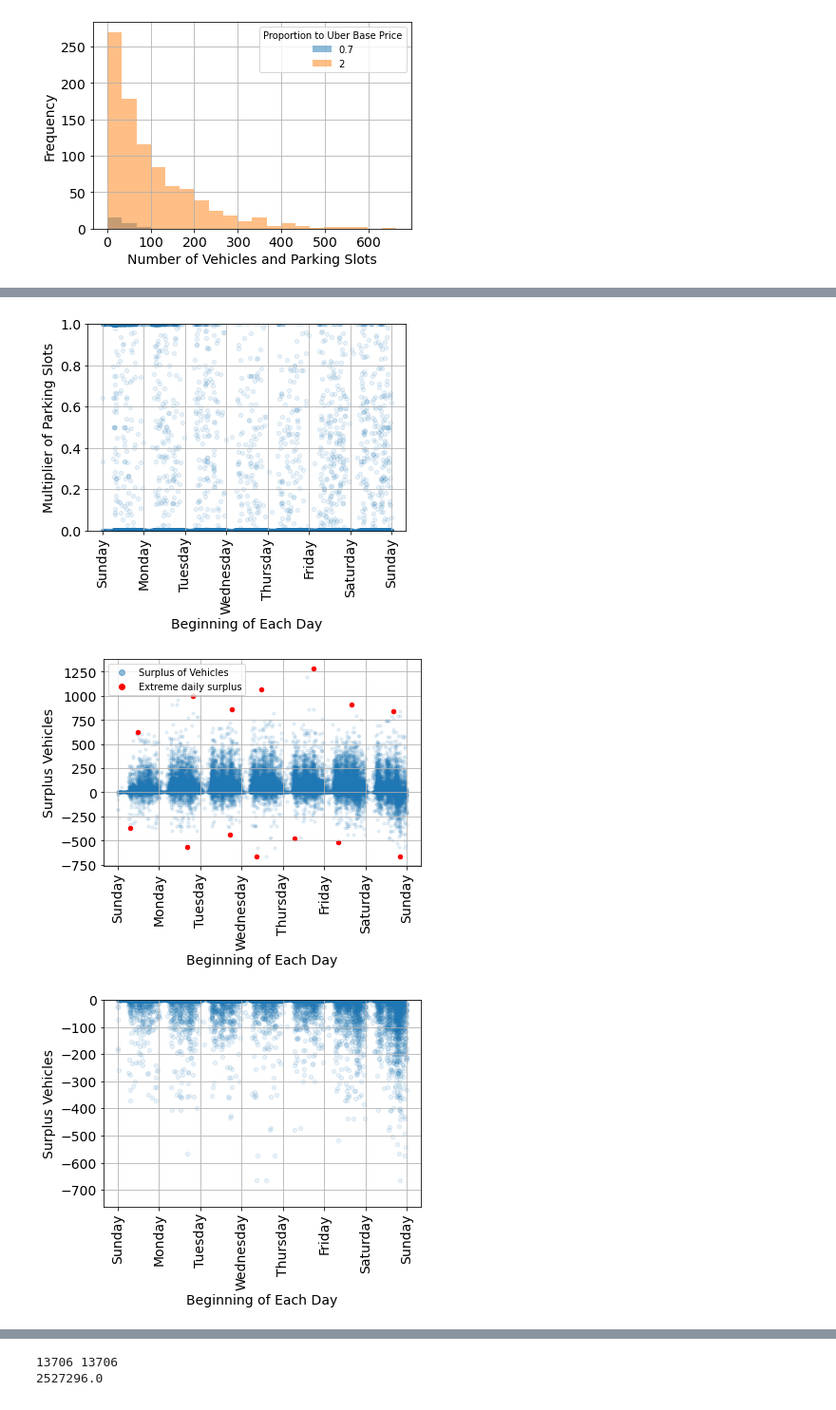
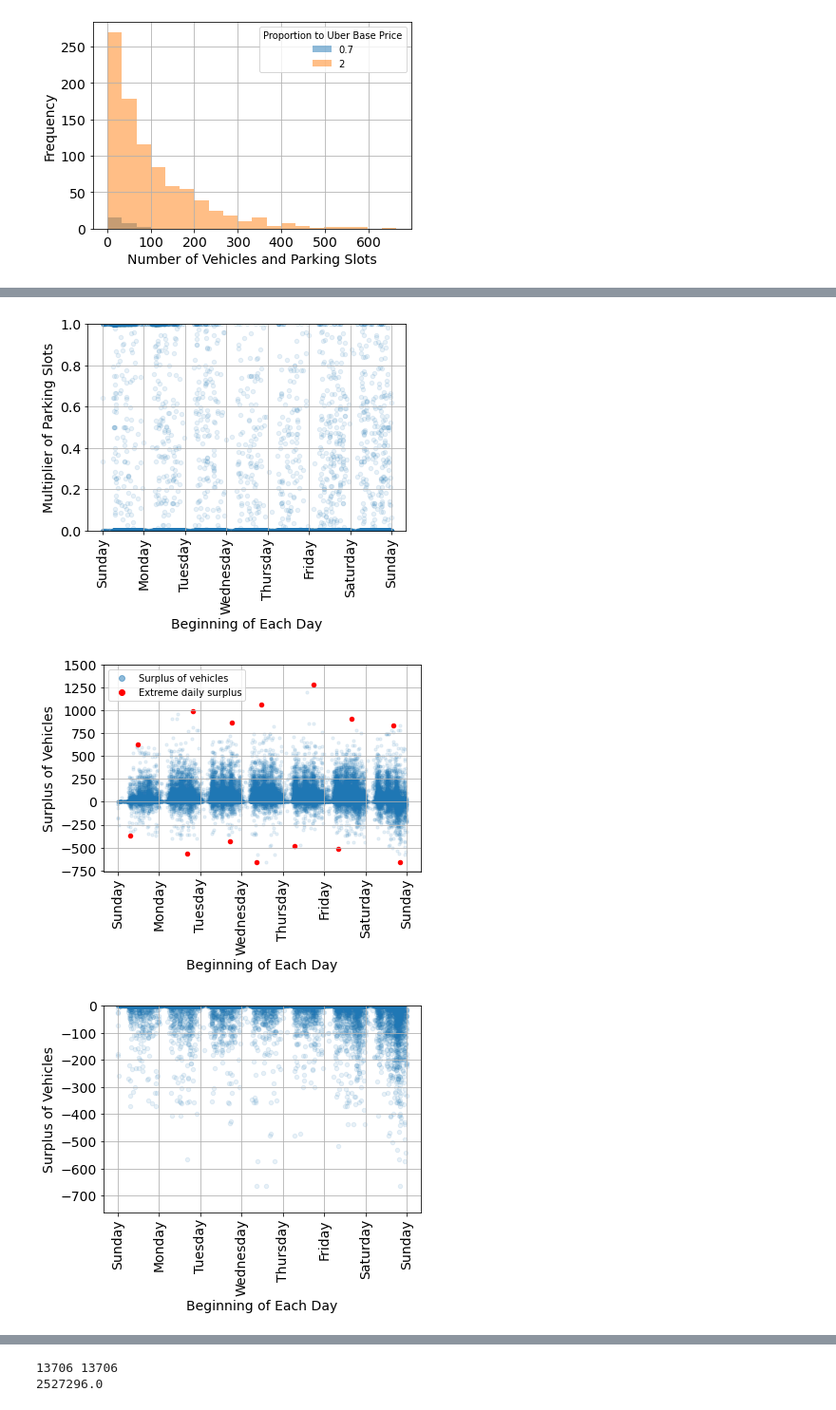
Before and after one commit to cristianomonteiro/BuildingSharedStations, a Jupyter notebook: plotGraphsIEEE.ipynb, the cells around one changed output, grey strips where cells are left out. Shown at 95% size. Saved outputs shown, nothing was run; the diff lists cells and outputs as text; code cells hidden in the pictures.

```diff
--- a/plotGraphsIEEE.ipynb
+++ b/plotGraphsIEEE.ipynb
@@ -497,7 +424,7 @@ fileName = folderSave / ('DrivenDistance_' + textMultiplier + '.eps')
 ax = prepareLinePlot(   dataFrame=dataFramePd,
                         xLabel="Proportion to Uber Base Price",
                         yLabel="Average Driven Distance per Vehicle",
-                        legendTitle='Maximum Walked Distance',
+                        legendTitle='Maximum walked distance',
                         fileName=fileName.resolve())#,
                         #yTicks=np.arange(0, maxValueAmongAllColumns, 500))
 
@@ -508,7 +435,7 @@ fileName = folderSave / ('DrivenDistance_' + textMultiplier + '_until_1.eps')
 ax = prepareLinePlot(   dataFrame=smallerDataFrame,
                         xLabel="Proportion to Uber Base Price",
                         yLabel="Average Driven Distance per Vehicle",
-                        legendTitle='Maximum Walked Distance',
+                        legendTitle='Maximum walked distance',
                         fileName=fileName.resolve(),
                         xTicks=np.linspace(minPercentage, lastXTick, num=5))#,
                         #yTicks=np.arange(0, maxValueAmongAllColumns, 500))
@@ -736,7 +663,7 @@ def prepareScatterPlot(dataFrame, xColumn, yColumn, xLabel, yLabel, fileName, le
     ax.set_ylabel(yLabel, fontsize=fontSize)
 
     if lastAx is not None:
-        bluePoint = mlines.Line2D([], [], color=lastAxColor, alpha=0.5, label='Surplus of Vehicles', marker='o', linestyle='None')
+        bluePoint = mlines.Line2D([], [], color=lastAxColor, alpha=0.5, label='Surplus of vehicles', marker='o', linestyle='None')
         redPoint = mlines.Line2D([], [], color='red', label='Extreme daily surplus', marker='o', linestyle='None')
 
         legendObject = ax.legend(handles=[bluePoint, redPoint], title=legendTitle, loc=legendLocation)
@@ -864,7 +791,12 @@ for pricesMultiplier in evaluatedMultipliers:
     dataFramePd, redPoints = buildBalanceDataFrame(stationsBalance=stationsAbsoluteBalance, pricesMultiplier=pricesMultiplier)
 
     fileName = folderSave / ('Absolute_Balance_' + textMultiplierFileName + '.pdf')
-    yLabel='Surplus Vehicles'
+    yLabel='Surplus of Vehicles'
+    yTicks = None
+    if pricesMultiplier == 0.7:
+        yTicks = range(-75, 175, 25)
+    elif pricesMultiplier == 2:
+        yTicks = range(-750, 1750, 250)
     ax = prepareScatterPlot(dataFrame=dataFramePd,
                             xColumn='timestamp',
                             yColumn='calcbalance',
@@ -879,6 +811,7 @@ for pricesMultiplier in evaluatedMultipliers:
                             color='red',
                             xLabel=xLabel,
                             yLabel=yLabel,
+                            yTicks=yTicks,
                             fileName=fileName,
                             lastAx=ax)
 
@@ -968,7 +901,7 @@ weekday
 [figure]
 [figure]
-[figure, old version]
+[figure, new version]
-[figure, old version]
+[figure, new version]
 # %%
 def isStringFloat(text):
     try:
```
Also changed, not shown: parts of 12 cells of this notebook, 55 other files.
